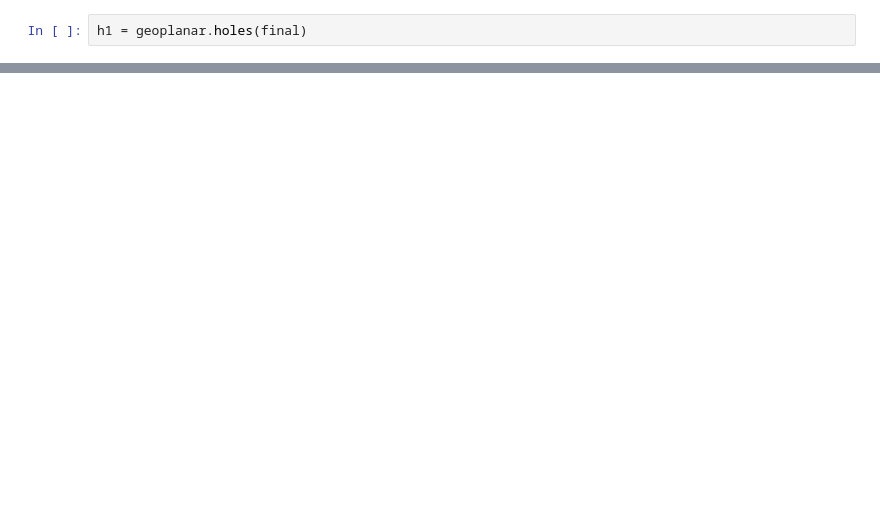
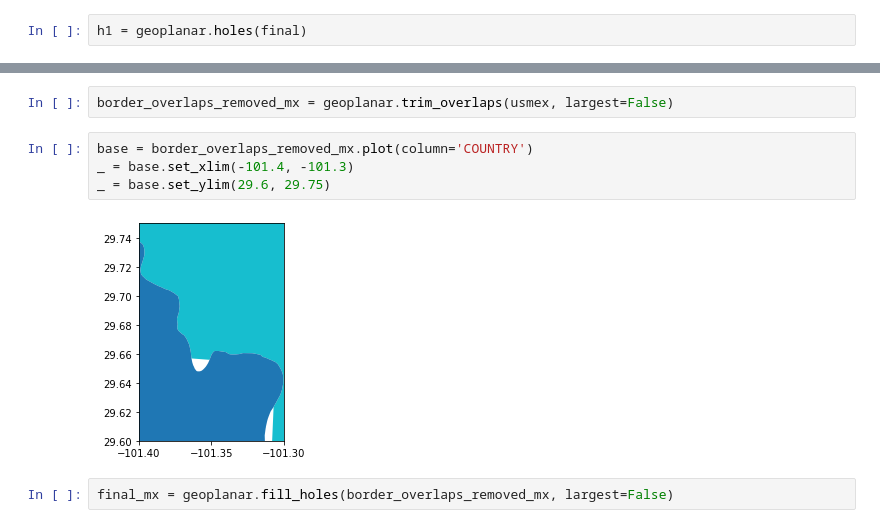
Before and after one commit to sjsrey/geoplanar, a Jupyter notebook: notebooks/usmex.ipynb, the cells around one changed output, grey strips where cells are left out. Drawn from its saved outputs; the diff is of its cells as text; blank space fills up the shorter version.

```diff
--- a/notebooks/usmex.ipynb
+++ b/notebooks/usmex.ipynb
@@ -152,0 +197,10 @@ _ = base.set_ylim(29.6, 29.75)
+# %%
+border_overlaps_removed_mx = geoplanar.trim_overlaps(usmex, largest=False)
+# %%
+base = border_overlaps_removed_mx.plot(column='COUNTRY')
+_ = base.set_xlim(-101.4, -101.3)
+_ = base.set_ylim(29.6, 29.75)
+# %% [output]
+[figure, added]
+# %%
+final_mx = geoplanar.fill_holes(border_overlaps_removed_mx, largest=False)
```
Also changed, not shown: parts of 15 cells of this notebook.
